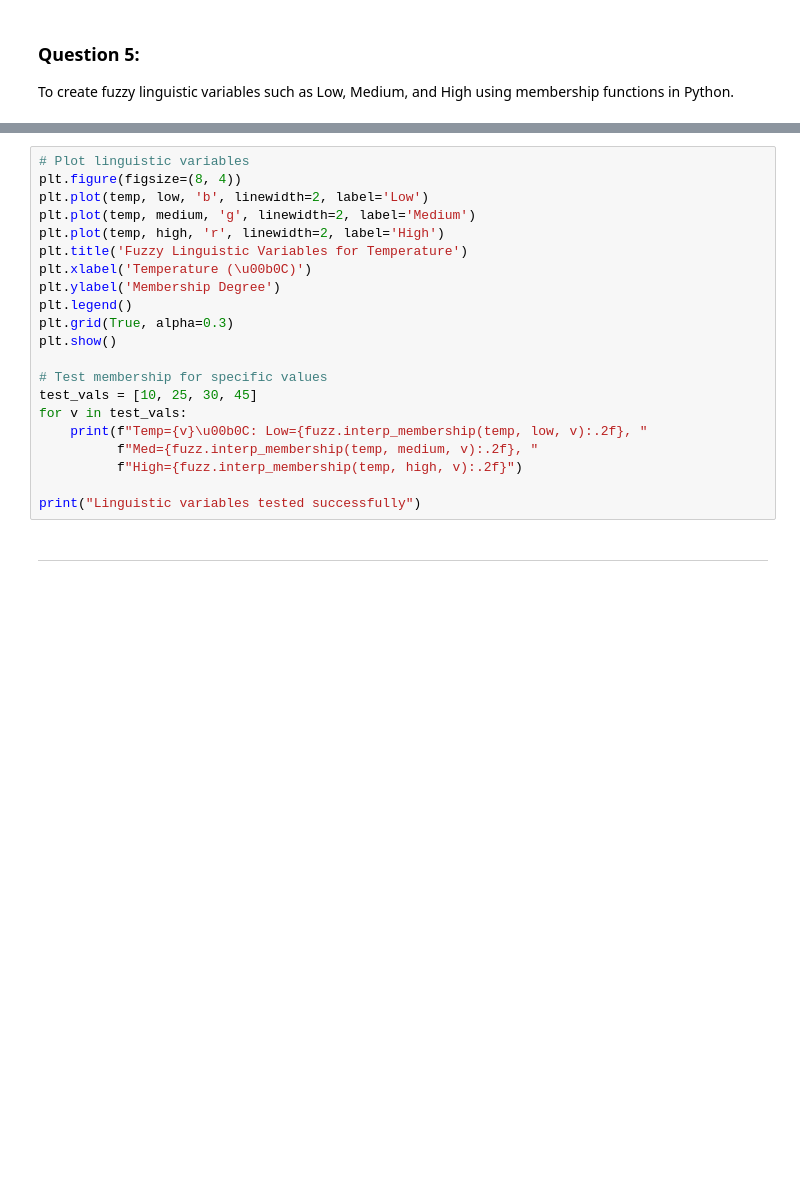
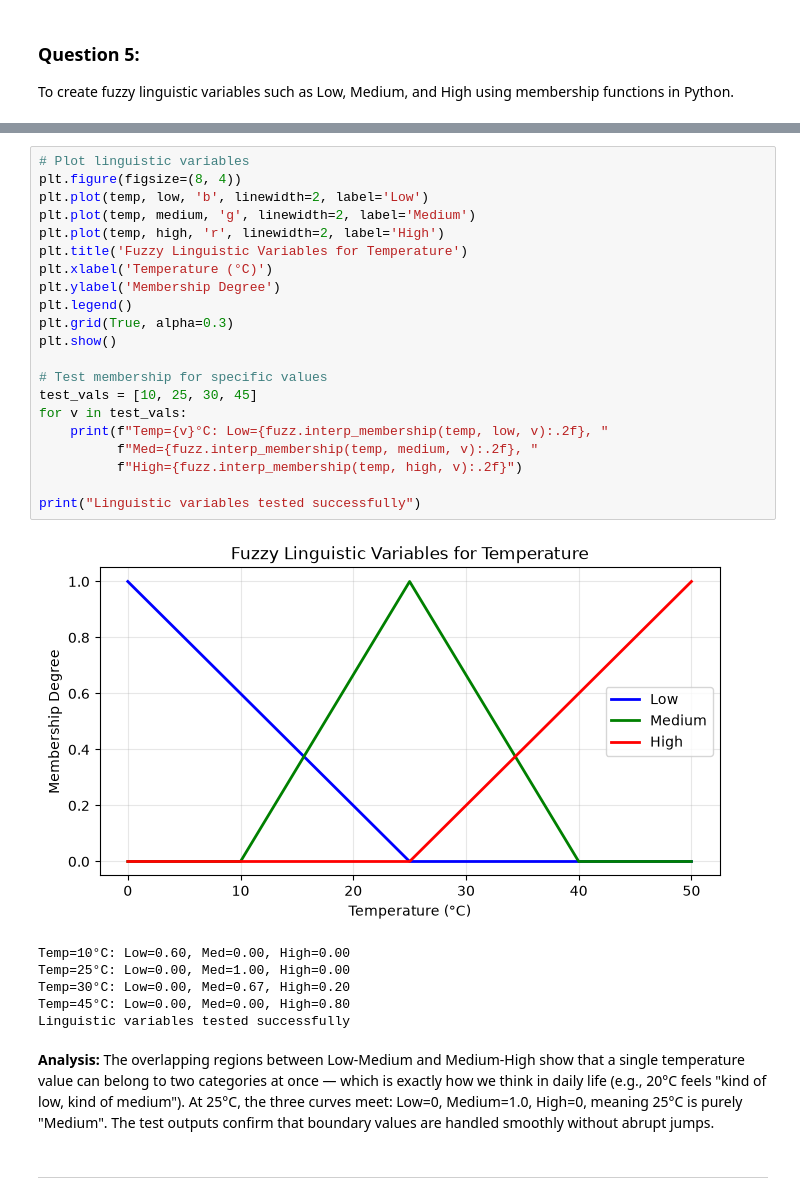
Before and after one commit to MithunKumarRajak/Soft-Computing-Practicals, a Jupyter notebook: Assignment-1/SC_Assignment_1.ipynb, the cells around one changed output, grey strips where cells are left out. Saved outputs shown, nothing was run; the diff lists cells and outputs as text; blank space fills up the shorter version.

```diff
--- a/Assignment-1/SC_Assignment_1.ipynb
+++ b/Assignment-1/SC_Assignment_1.ipynb
@@ -227,24 +322,33 @@ print("Linguistic variables defined")
 # %%
 # Plot linguistic variables
 plt.figure(figsize=(8, 4))
 plt.plot(temp, low, 'b', linewidth=2, label='Low')
 plt.plot(temp, medium, 'g', linewidth=2, label='Medium')
 plt.plot(temp, high, 'r', linewidth=2, label='High')
 plt.title('Fuzzy Linguistic Variables for Temperature')
-plt.xlabel('Temperature (\u00b0C)')
+plt.xlabel('Temperature (°C)')
 plt.ylabel('Membership Degree')
 plt.legend()
 plt.grid(True, alpha=0.3)
 plt.show()
 
 # Test membership for specific values
 test_vals = [10, 25, 30, 45]
 for v in test_vals:
-    print(f"Temp={v}\u00b0C: Low={fuzz.interp_membership(temp, low, v):.2f}, "
+    print(f"Temp={v}°C: Low={fuzz.interp_membership(temp, low, v):.2f}, "
           f"Med={fuzz.interp_membership(temp, medium, v):.2f}, "
           f"High={fuzz.interp_membership(temp, high, v):.2f}")
 
 print("Linguistic variables tested successfully")
+# %% [output]
+[figure, added]
+Temp=10°C: Low=0.60, Med=0.00, High=0.00
+Temp=25°C: Low=0.00, Med=1.00, High=0.00
+Temp=30°C: Low=0.00, Med=0.67, High=0.20
+Temp=45°C: Low=0.00, Med=0.00, High=0.80
+Linguistic variables tested successfully
+# %% [markdown]
+**Analysis:** The overlapping regions between Low-Medium and Medium-High show that a single temperature value can belong to two categories at once — which is exactly how we think in daily life (e.g., 20°C feels "kind of low, kind of medium"). At 25°C, the three curves meet: Low=0, Medium=1.0, High=0, meaning 25°C is purely "Medium". The test outputs confirm that boundary values are handled smoothly without abrupt jumps.
 # %% [markdown]
 ---
 # %% [markdown]
```
Also changed, not shown: parts of 43 cells of this notebook.
